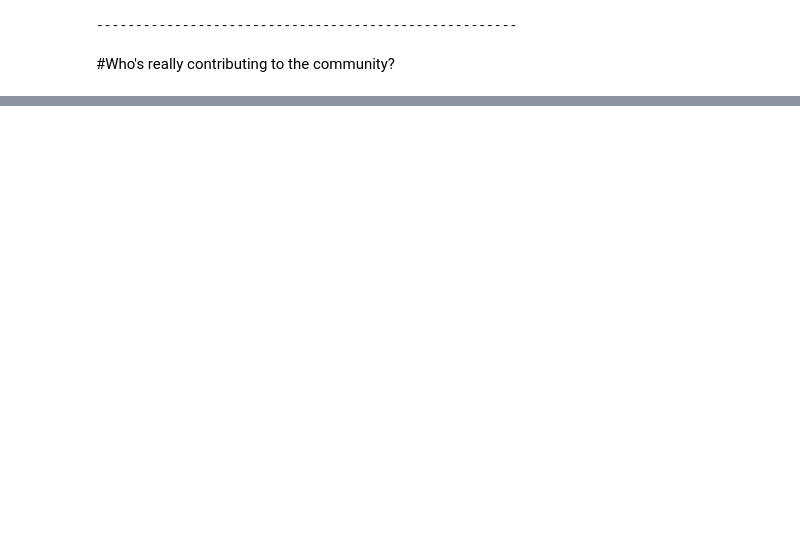
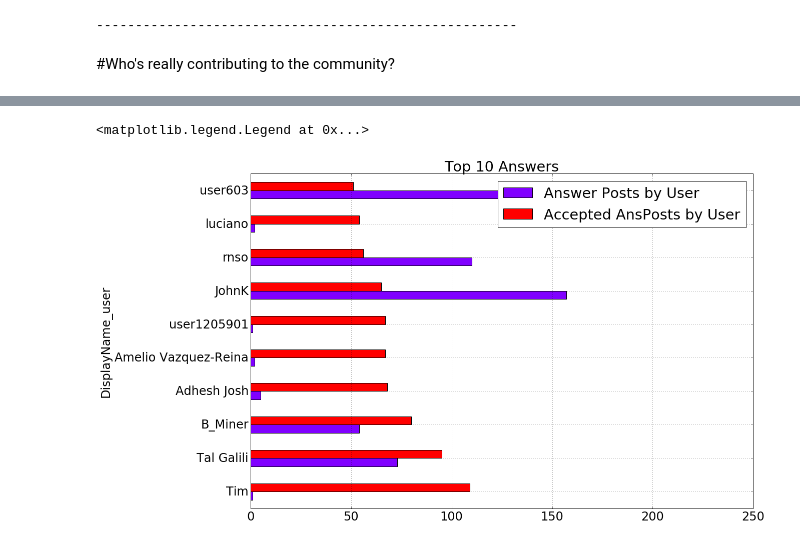
Before and after one commit to jpzhangvincent/StackOverflow-MLproject, a Jupyter notebook: EDA/Exploratory Data Analysis .ipynb, the cells around one changed output, grey strips where cells are left out. Saved outputs shown, nothing was run; the diff lists cells and outputs as text; code cells hidden in the pictures; blank space fills up the shorter version.

```diff
--- a/EDA/Exploratory Data Analysis .ipynb
+++ b/EDA/Exploratory Data Analysis .ipynb
@@ -128,0 +181,9 @@ Top 5 Answer
+# %%
+top_10answers = top_users.sort_values(['AccpetedAnsCnt','AnsCnt'],ascending=[False,False]).head(10)
+top_10answers.set_index('DisplayName_user',inplace=True)
+# %%
+top_10answers[['AnsCnt','AccpetedAnsCnt']].plot(kind='barh', title="Top 10 Answers", figsize=(18, 12), colormap='rainbow')
+plt.legend(['Answer Posts by User', 'Accepted AnsPosts by User'])
+# %% [output]
+<matplotlib.legend.Legend at 0x...>
+[figure, added]
```
Also changed, not shown: parts of 11 cells of this notebook.
